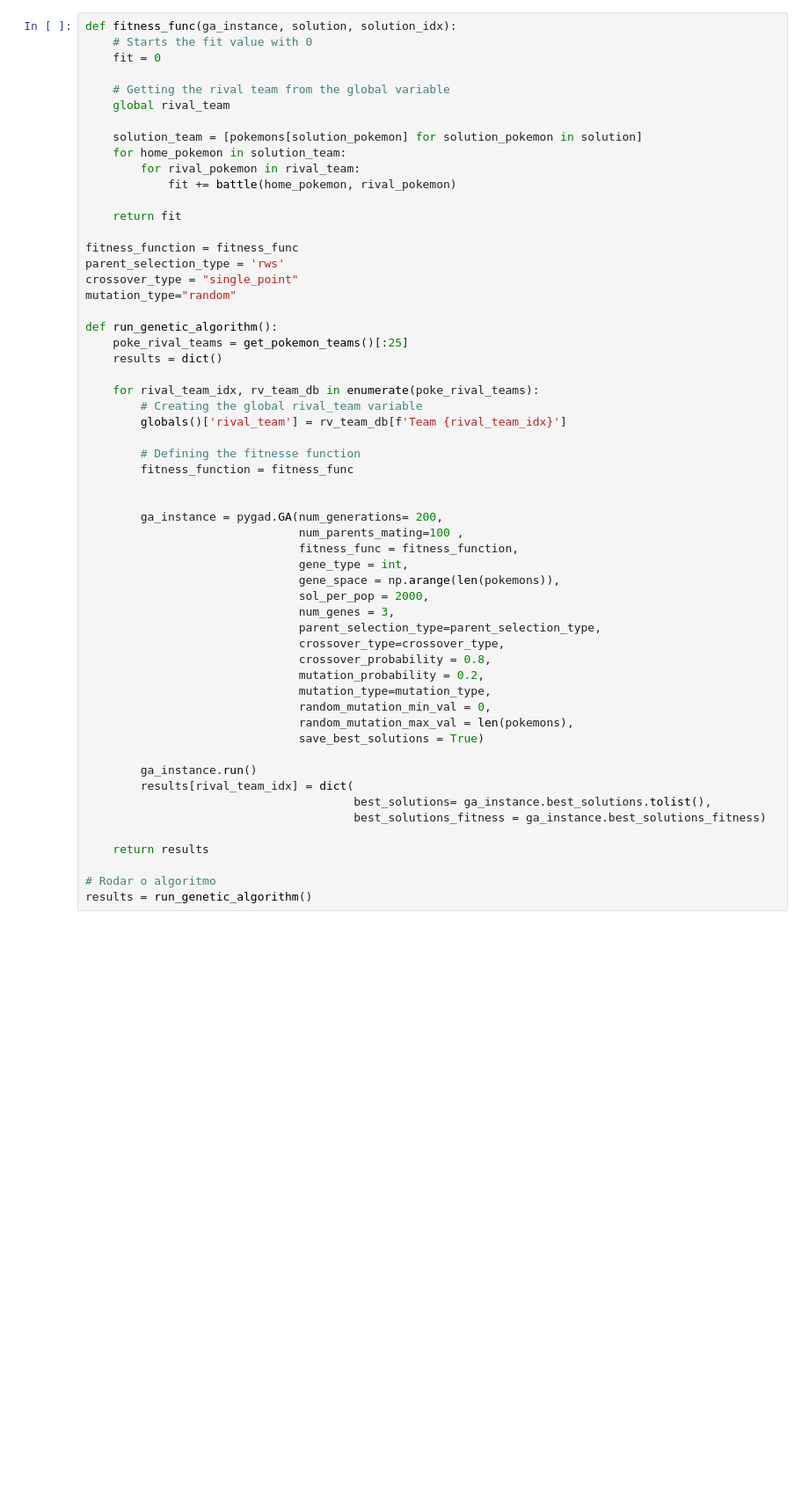
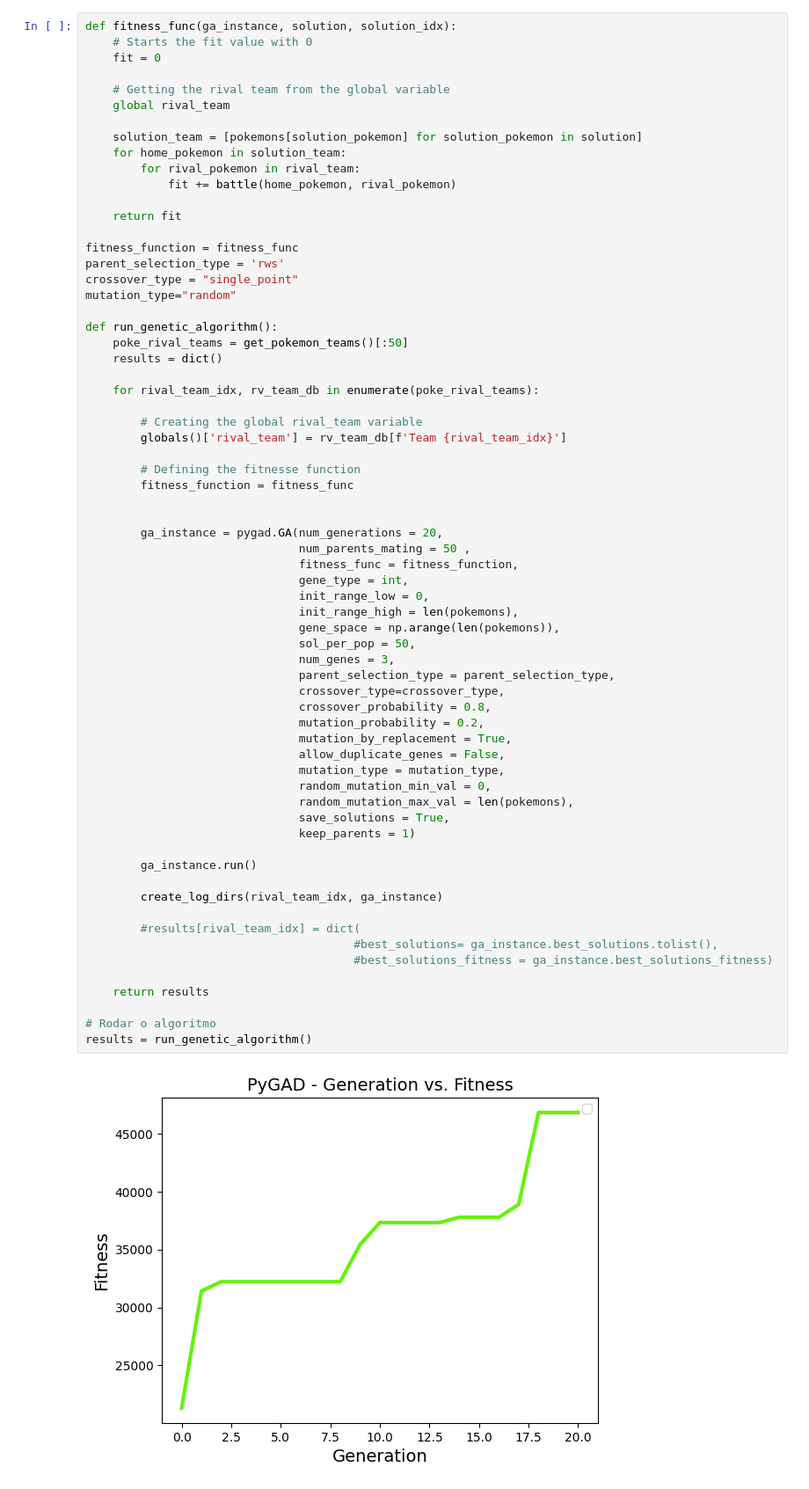
Before and after one commit to GabrielBueno21/Recommendation_Pokemon_Teams, a Jupyter notebook: Codigos/2_Genetic_Algo_pygad.ipynb, the cells around one changed output. Shown at 88% size. Drawn from its saved outputs; the diff is of its cells as text; blank space fills up the shorter version.

```diff
--- a/Codigos/2_Genetic_Algo_pygad.ipynb
+++ b/Codigos/2_Genetic_Algo_pygad.ipynb
@@ -77,40 +117,51 @@ parent_selection_type = 'rws'
 crossover_type = "single_point"
 mutation_type="random"
 
 def run_genetic_algorithm():
-    poke_rival_teams = get_pokemon_teams()[:25]
+    poke_rival_teams = get_pokemon_teams()[:50]
     results = dict()
 
     for rival_team_idx, rv_team_db in enumerate(poke_rival_teams):
+
         # Creating the global rival_team variable
         globals()['rival_team'] = rv_team_db[f'Team {rival_team_idx}']
 
         # Defining the fitnesse function
         fitness_function = fitness_func
 
 
-        ga_instance = pygad.GA(num_generations= 200,
-                               num_parents_mating=100 ,
+        ga_instance = pygad.GA(num_generations = 20,
+                               num_parents_mating = 50 ,
                                fitness_func = fitness_function,
                                gene_type = int,
+                               init_range_low = 0,
+                               init_range_high = len(pokemons),
                                gene_space = np.arange(len(pokemons)),
-                               sol_per_pop = 2000,
+                               sol_per_pop = 50,
                                num_genes = 3,
-                               parent_selection_type=parent_selection_type,
+                               parent_selection_type = parent_selection_type,
                                crossover_type=crossover_type,
                                crossover_probability = 0.8,
                                mutation_probability = 0.2,
-                               mutation_type=mutation_type,
+                               mutation_by_replacement = True,
+                               allow_duplicate_genes = False,
+                               mutation_type = mutation_type,
                                random_mutation_min_val = 0,
                                random_mutation_max_val = len(pokemons),
-                               save_best_solutions = True)
+                               save_solutions = True,
+                               keep_parents = 1)
 
         ga_instance.run()
-        results[rival_team_idx] = dict(
-                                       best_solutions= ga_instance.best_solutions.tolist(),
-                                       best_solutions_fitness = ga_instance.best_solutions_fitness)
+
+        create_log_dirs(rival_team_idx, ga_instance)
+
+        #results[rival_team_idx] = dict(
+                                       #best_solutions= ga_instance.best_solutions.tolist(),
+                                       #best_solutions_fitness = ga_instance.best_solutions_fitness)
 
     return results
 
 # Rodar o algoritmo
 results = run_genetic_algorithm()
+# %% [output]
+[figure, added]
```
Also changed, not shown: parts of 5 cells of this notebook, 1 other file.
